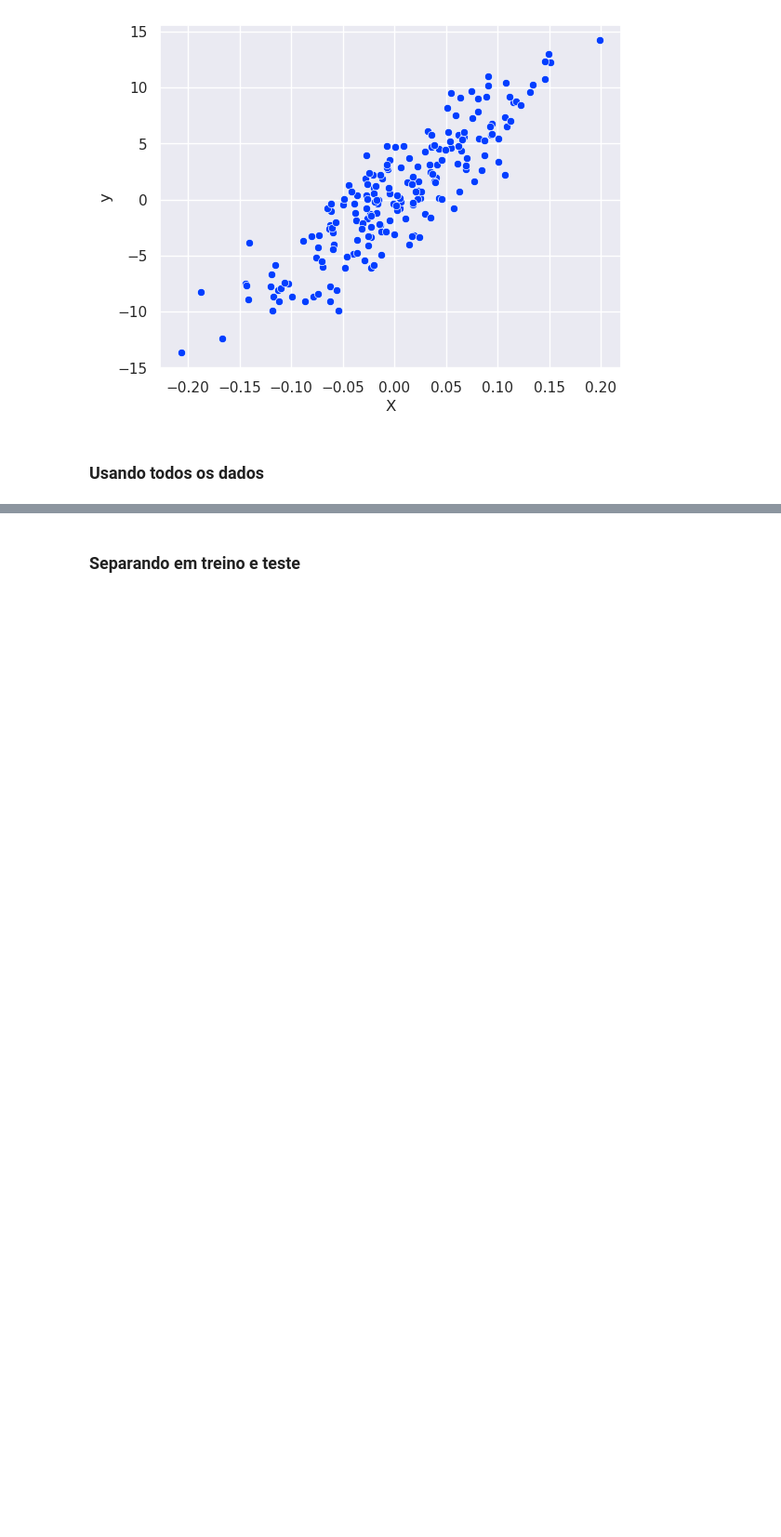
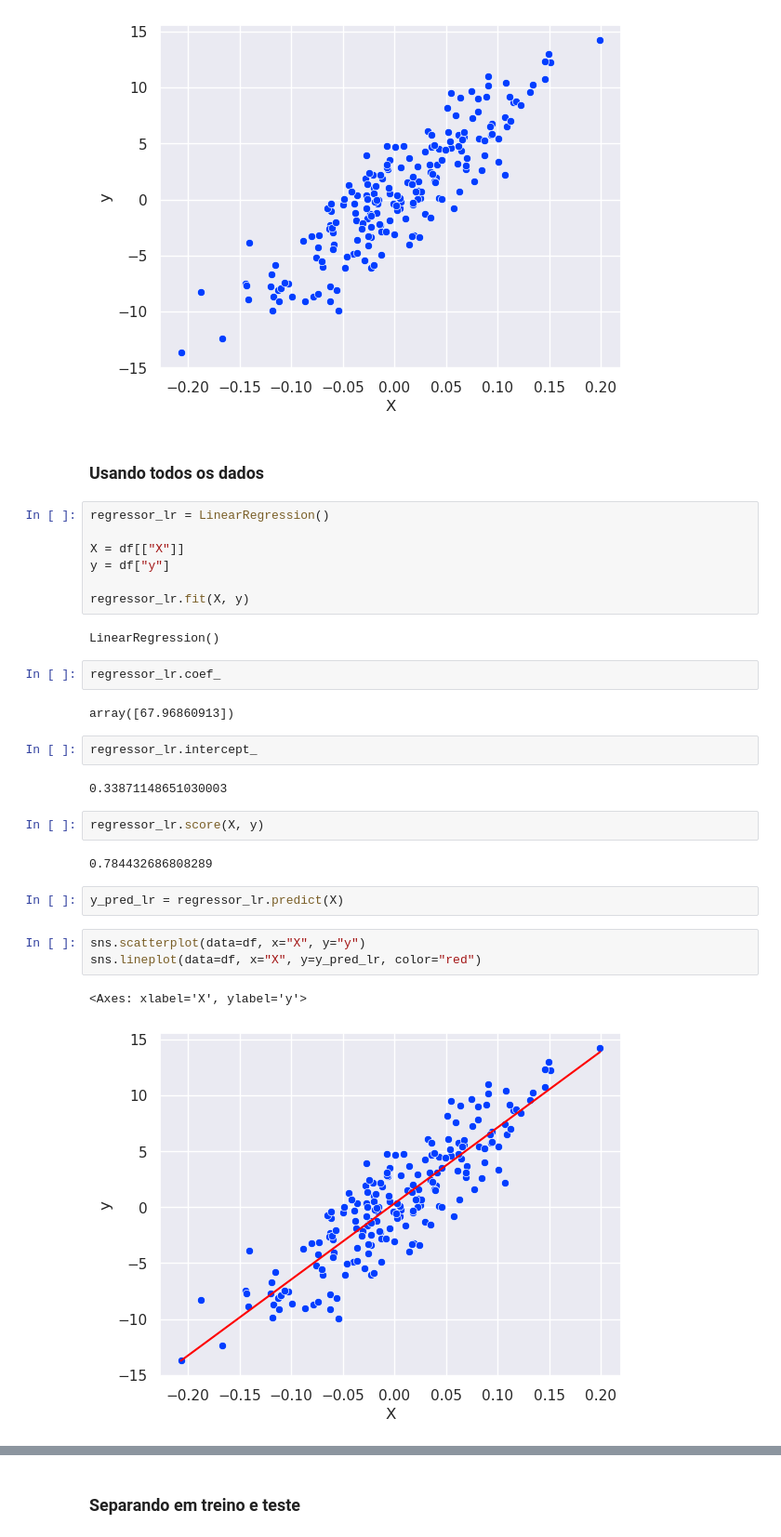
Before and after one commit to PauloViniciusR/Modelos_regularizacao, a Jupyter notebook: notebooks/01_regularizacao.ipynb, the cells around one changed output, grey strips where cells are left out. Shown at 93% size. Cells and saved outputs as stored; diff of their text form; blank space fills up the shorter version.

```diff
--- a/notebooks/01_regularizacao.ipynb
+++ b/notebooks/01_regularizacao.ipynb
@@ -85,3 +85,32 @@ sns.scatterplot(data=df, x="X", y="y")
 [figure]
 # %% [markdown]
 ### Usando todos os dados
+# %%
+regressor_lr = LinearRegression()
+
+X = df[["X"]]
+y = df["y"]
+
+regressor_lr.fit(X, y)
+# %% [output]
+LinearRegression()
+# %%
+regressor_lr.coef_
+# %% [output]
+array([67.96860913])
+# %%
+regressor_lr.intercept_
+# %% [output]
+0.33871148651030003
+# %%
+regressor_lr.score(X, y)
+# %% [output]
+0.784432686808289
+# %%
+y_pred_lr = regressor_lr.predict(X)
+# %%
+sns.scatterplot(data=df, x="X", y="y")
+sns.lineplot(data=df, x="X", y=y_pred_lr, color="red")
+# %% [output]
+<Axes: xlabel='X', ylabel='y'>
+[figure, added]
```
Also changed, not shown: parts of 1 cell of this notebook.
